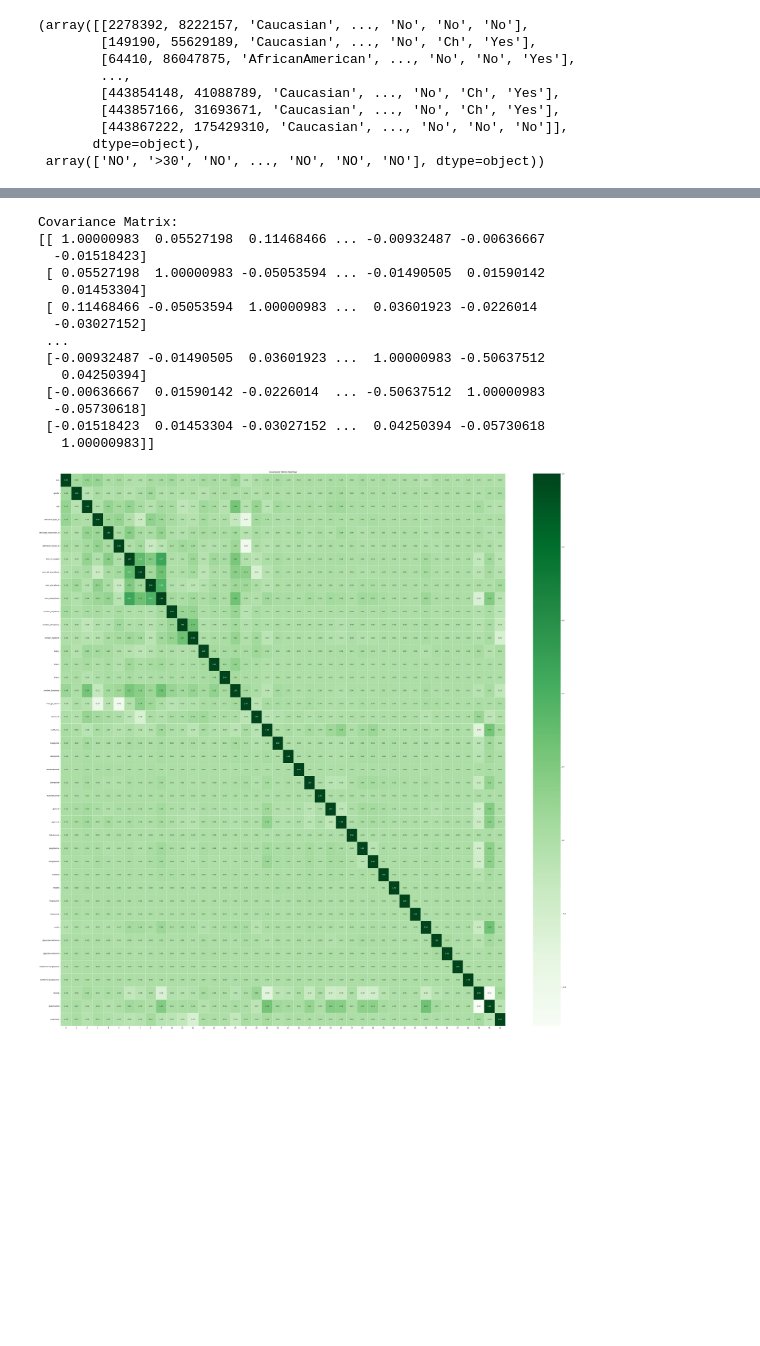
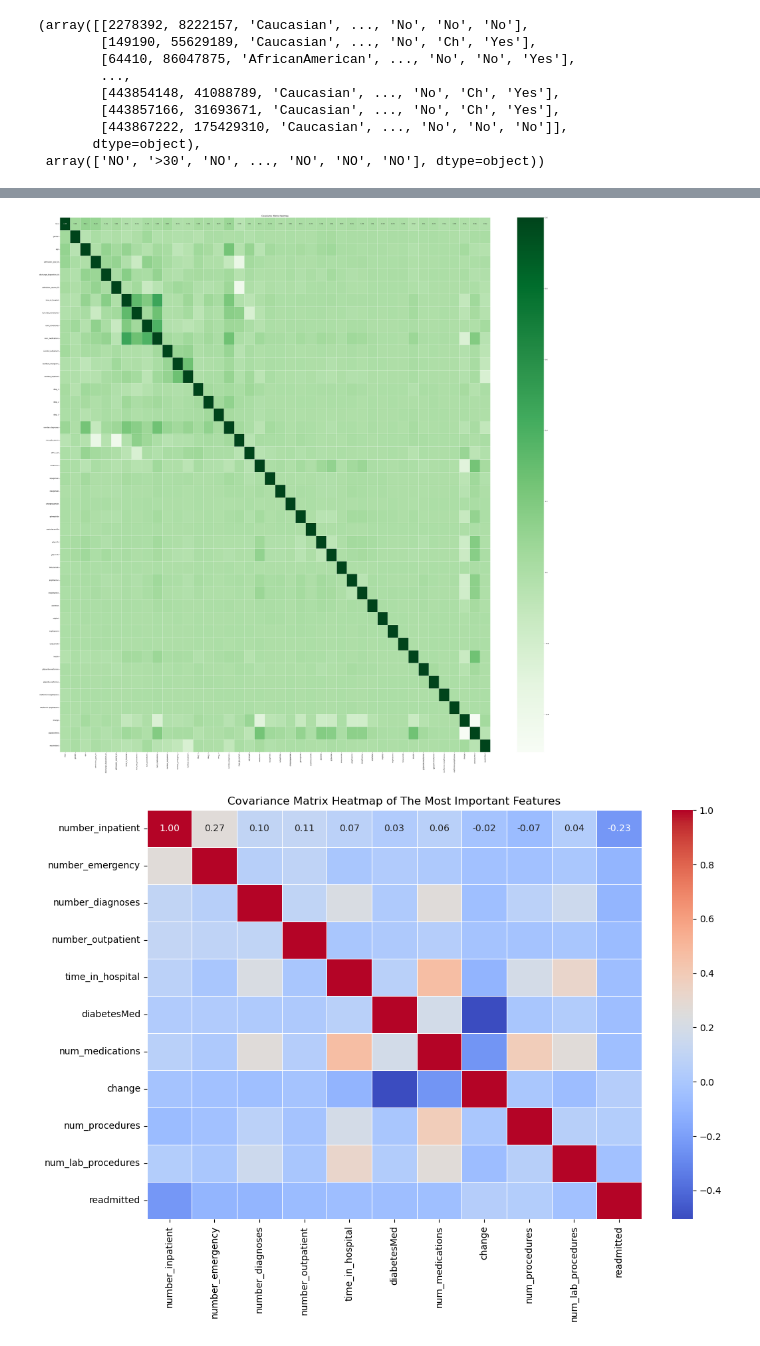
Before and after one commit to bianyiguyuan/diabetic_data_model, a Jupyter notebook: model_train.ipynb, the cells around one changed output, grey strips where cells are left out. Drawn from its saved outputs; the diff is of its cells as text; code cells hidden in the pictures; blank space fills up the shorter version.

```diff
--- a/model_train.ipynb
+++ b/model_train.ipynb
@@ -406,58 +468,43 @@ plt.show()
+# %%
+import seaborn as sns
+import matplotlib.pyplot as plt
+
+# Create a DataFrame from the covariance matrix
+cov_df = pd.DataFrame(cov_matrix, columns=data.columns, index=data.columns)
+
+# Create a heatmap using seaborn
+plt.figure(figsize=(60, 60))
+sns.heatmap(cov_df, annot=True, cmap='Greens', fmt='.2f', linewidths=.5)
+plt.title('Covariance Matrix Heatmap')
+plt.show()
+# %% [output]
+[figure, added]
 # %%
-# Data Transformation Part
+import pandas as pd
+import seaborn as sns
+import matplotlib.pyplot as plt
 
-# Plot the Heatmap of the data
-
-# Load CSV data into a Pandas DataFrame
-data_1 = pd.read_csv('test.csv')
-
-# Find the covariance matrix of the dataset
-cov_matrix = np.cov(data_1, rowvar=False)
-
-# Print the covariance matrix
-print("Covariance Matrix:")
-print(cov_matrix)
-
-# Create a DataFrame from the covariance matrix
-cov_df = pd.DataFrame(cov_matrix, index=data_1.columns)
-
-# Create a heatmap using seaborn
-plt.figure(figsize=(60, 60))
-sns.heatmap(cov_df, annot=True, cmap='Greens', fmt='.2f', linewidths=.5)
-plt.title('Covariance Matrix Heatmap')
-plt.show()
+# Load the dataset
+file_path = 'test.csv'
+data = pd.read_csv(file_path)
 
 # Select the relevant features and the target variable
 selected_features = [
     'number_inpatient', 'number_emergency', 'number_diagnoses',
     'number_outpatient', 'time_in_hospital', 'diabetesMed',
     'num_medications', 'change', 'num_procedures', 'num_lab_procedures', 'readmitted'
 ]
 
 # Create a subset of the data with the selected features
-subset_data = data_1[selected_features]
+subset_data = data[selected_features]
 
 # Compute the covariance matrix
 cov_matrix = subset_data.cov()
 
 # Plot the covariance matrix heatmap using seaborn
 plt.figure(figsize=(12, 8))
 sns.heatmap(cov_matrix, annot=True, cmap='coolwarm', fmt='.2f', linewidths=.5)
 plt.title('Covariance Matrix Heatmap of The Most Important Features')
 plt.show()
 # %% [output]
-Covariance Matrix:
-[[ 1.00000983  0.05527198  0.11468466 ... -0.00932487 -0.00636667
-  -0.01518423]
- [ 0.05527198  1.00000983 -0.05053594 ... -0.01490505  0.01590142
-   0.01453304]
- [ 0.11468466 -0.05053594  1.00000983 ...  0.03601923 -0.0226014
-  -0.03027152]
- ...
- [-0.00932487 -0.01490505  0.03601923 ...  1.00000983 -0.50637512
-   0.04250394]
- [-0.00636667  0.01590142 -0.0226014  ... -0.50637512  1.00000983
-  -0.05730618]
- [-0.01518423  0.01453304 -0.03027152 ...  0.04250394 -0.05730618
-   1.00000983]]
-[figure, old version]
+[figure, new version]
```
Also changed, not shown: parts of 31 cells of this notebook, 2 other files.
